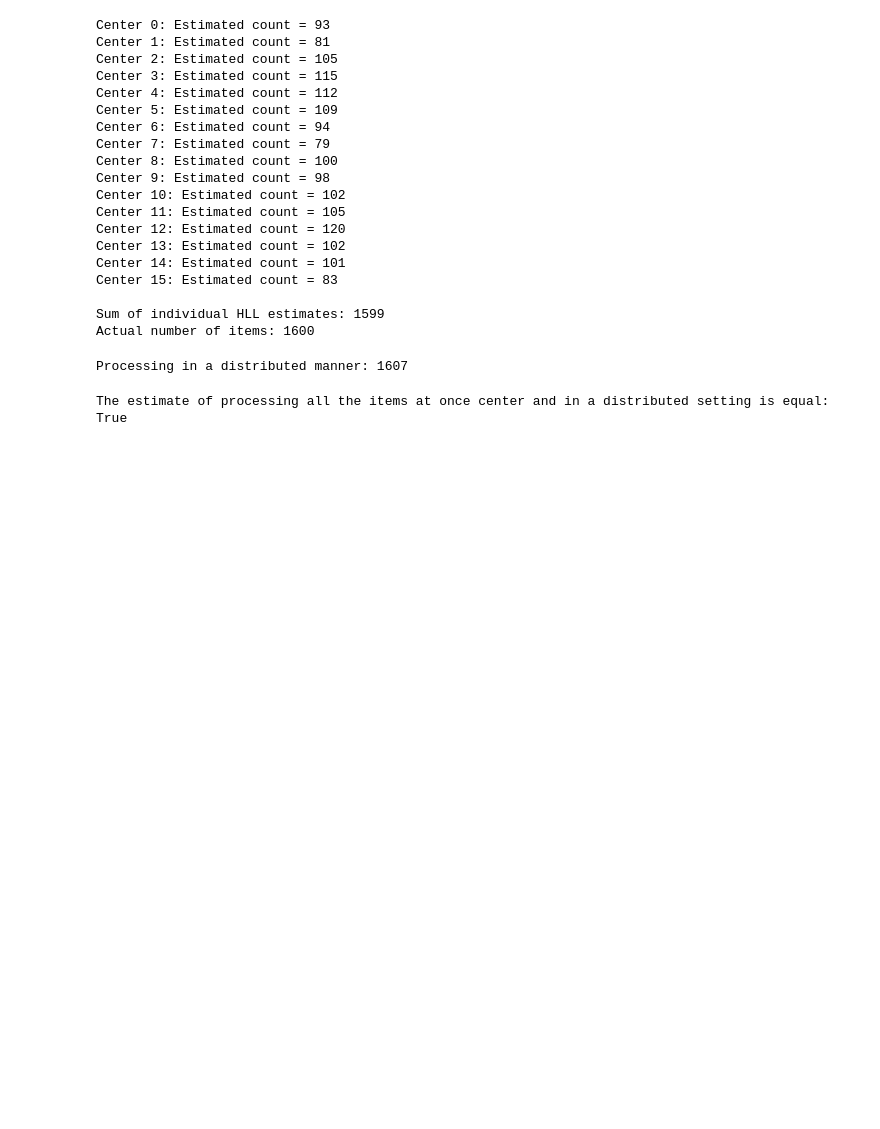
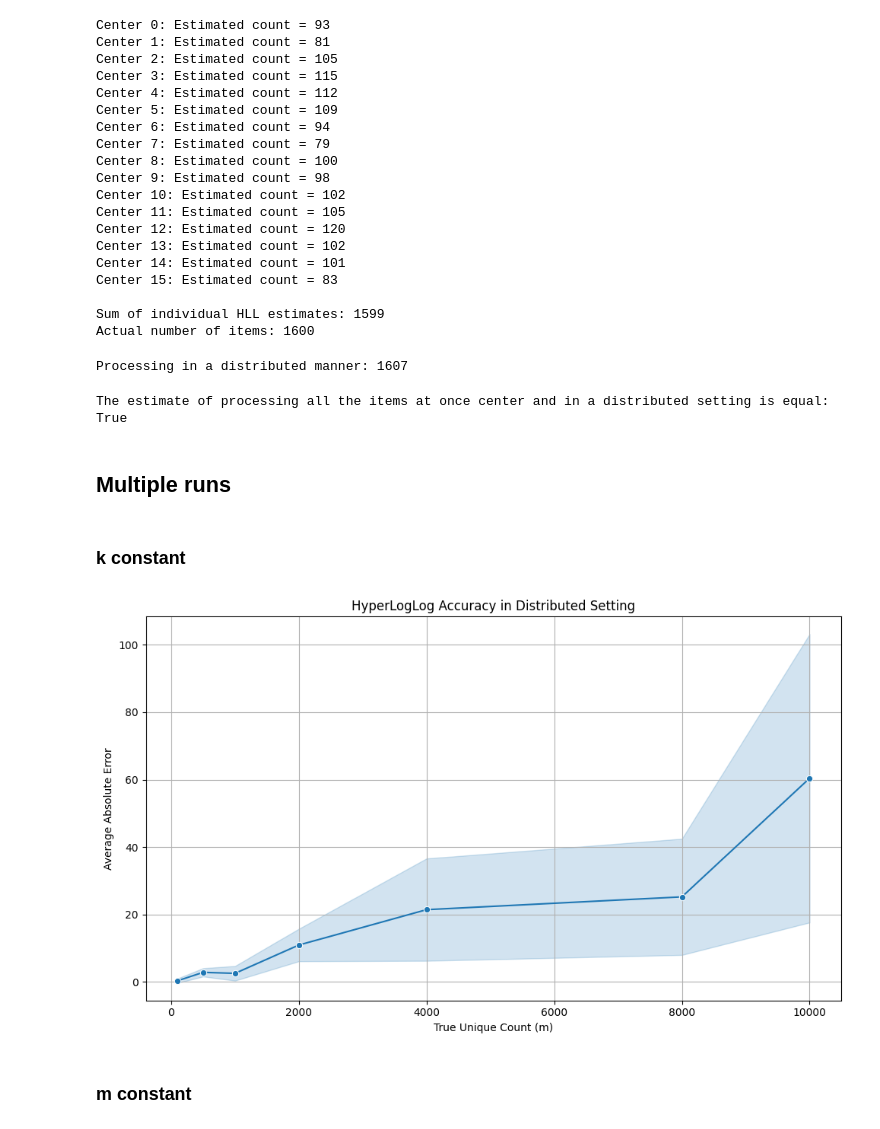
Before and after one commit to sahanakowshik/hyperloglog, a Jupyter notebook: test_naive_distributed.ipynb, the cells around one changed output. Cells and saved outputs as stored; diff of their text form; code cells hidden in the pictures; blank space fills up the shorter version.

```diff
--- a/test_naive_distributed.ipynb
+++ b/test_naive_distributed.ipynb
@@ -85,3 +87,17 @@ Processing in a distributed manner: 1607
 print(f"The estimate of processing all the items at once center and in a distributed setting is equal: {one_center_cardinality == distributed_cardinality}")
 # %% [output]
 The estimate of processing all the items at once center and in a distributed setting is equal: True
+# %% [markdown]
+## Multiple runs
+# %% [markdown]
+### k constant
+# %%
+# Parameters
+k = 16  # Number of HLL centers
+precision = 0.01
+num_trials = 10
+m_values = [100, 500, 1000, 2000, 4000, 8000, 10000]
+
+# Random string generator
+def random_string(length=30):
+    return ''.join(random.choices(string.ascii_letters, k=length))
@@ -87,0 +141,21 @@ The estimate of processing all the items at once center and in a distributed set
+# %%
+# Filter to only 'Distributed' mode
+df_dist = df_m[df_m["mode"] == "Distributed"]
+
+# Plotting function for distributed mode
+def plot_distributed_only(df, y="abs_error", ylabel="Average Absolute Error"):
+    plt.figure(figsize=(10, 6))
+    sns.lineplot(data=df, x="m", y=y, marker="o", errorbar="sd")
+    plt.title("HyperLogLog Accuracy in Distributed Setting")
+    plt.xlabel("True Unique Count (m)")
+    plt.ylabel(ylabel)
+    plt.grid(True)
+    plt.tight_layout()
+    plt.show()
+
+# Call plot
+plot_distributed_only(df_dist)
+# %% [output]
+[figure, added]
+# %% [markdown]
+### m constant
```
Also changed, not shown: parts of 5 cells of this notebook, 2 other files.
